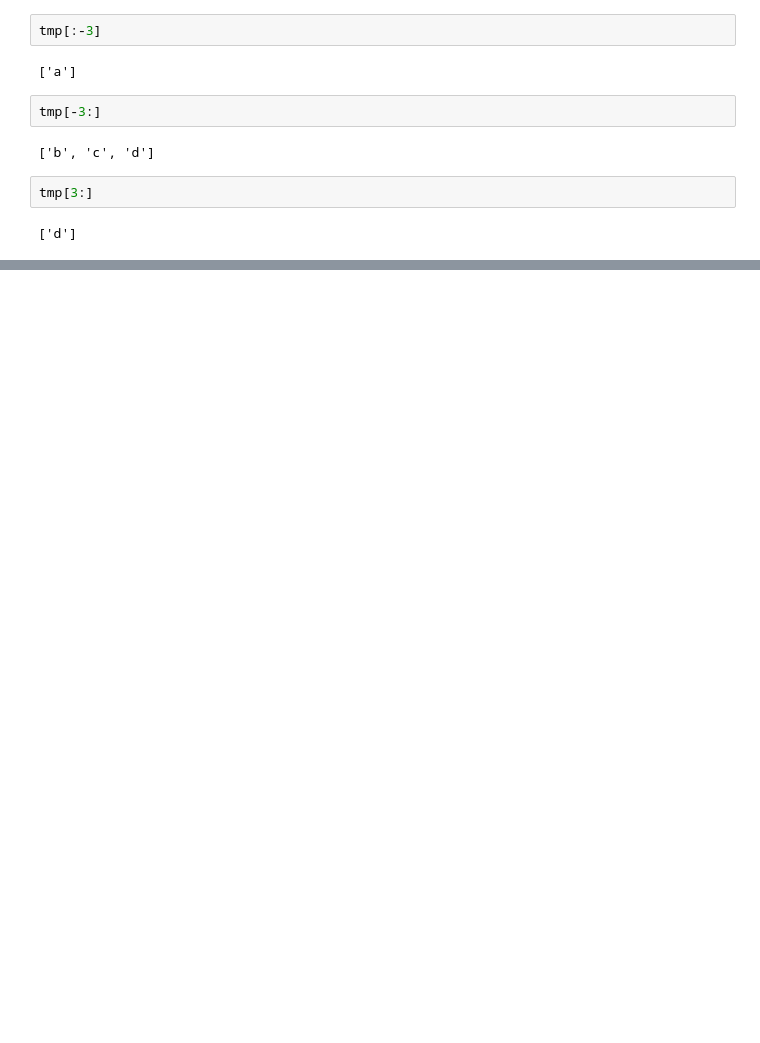
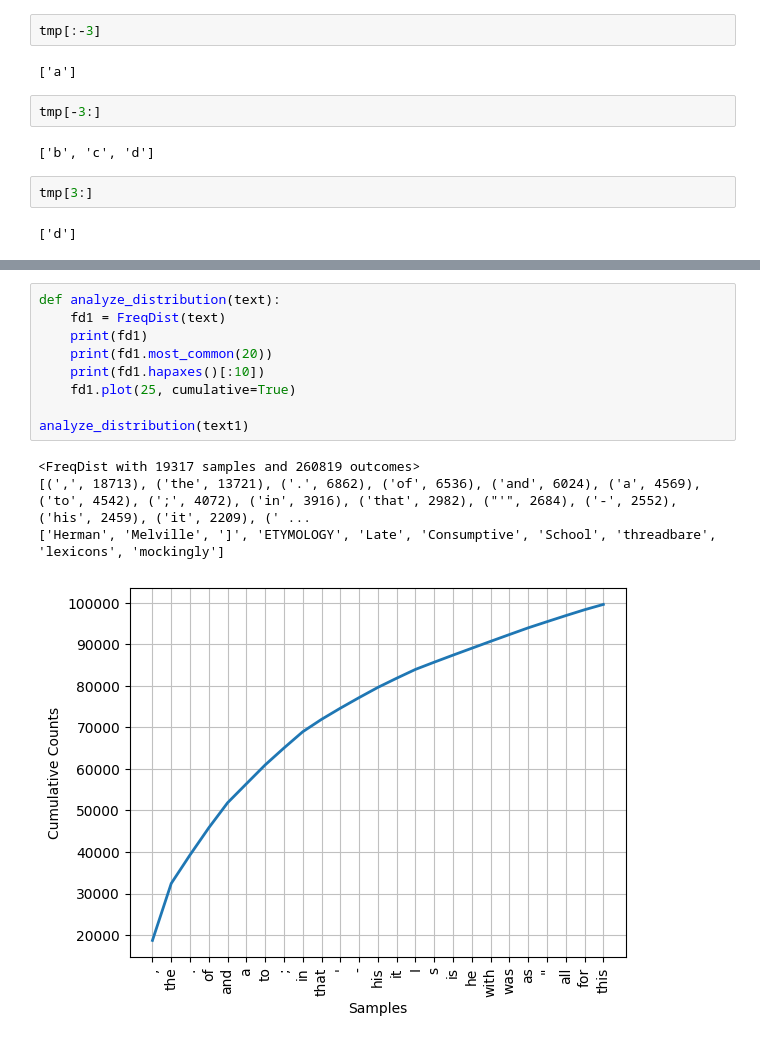
Before and after one commit to IAmAnubhavSaini/just-code, a Jupyter notebook: nlp-nltk/ch01.ipynb, the cells around one changed output, grey strips where cells are left out. Drawn from its saved outputs; the diff is of its cells as text; blank space fills up the shorter version.

```diff
--- a/nlp-nltk/ch01.ipynb
+++ b/nlp-nltk/ch01.ipynb
@@ -274,0 +285,14 @@ tmp[3:]
+# %%
+def analyze_distribution(text):
+    fd1 = FreqDist(text)
+    print(fd1)
+    print(fd1.most_common(20))
+    print(fd1.hapaxes()[:10])
+    fd1.plot(25, cumulative=True)
+
+analyze_distribution(text1)
+# %% [output]
+<FreqDist with 19317 samples and 260819 outcomes>
+[(',', 18713), ('the', 13721), ('.', 6862), ('of', 6536), ('and', 6024), ('a', 4569), ('to', 4542), (';', 4072), ('in', 3916), ('that', 2982), ("'", 2684), ('-', 2552), ('his', 2459), ('it', 2209), (' ...
+['Herman', 'Melville', ']', 'ETYMOLOGY', 'Late', 'Consumptive', 'School', 'threadbare', 'lexicons', 'mockingly']
+[figure, added]
```
Also changed, not shown: parts of 32 cells of this notebook, 3 other files.
